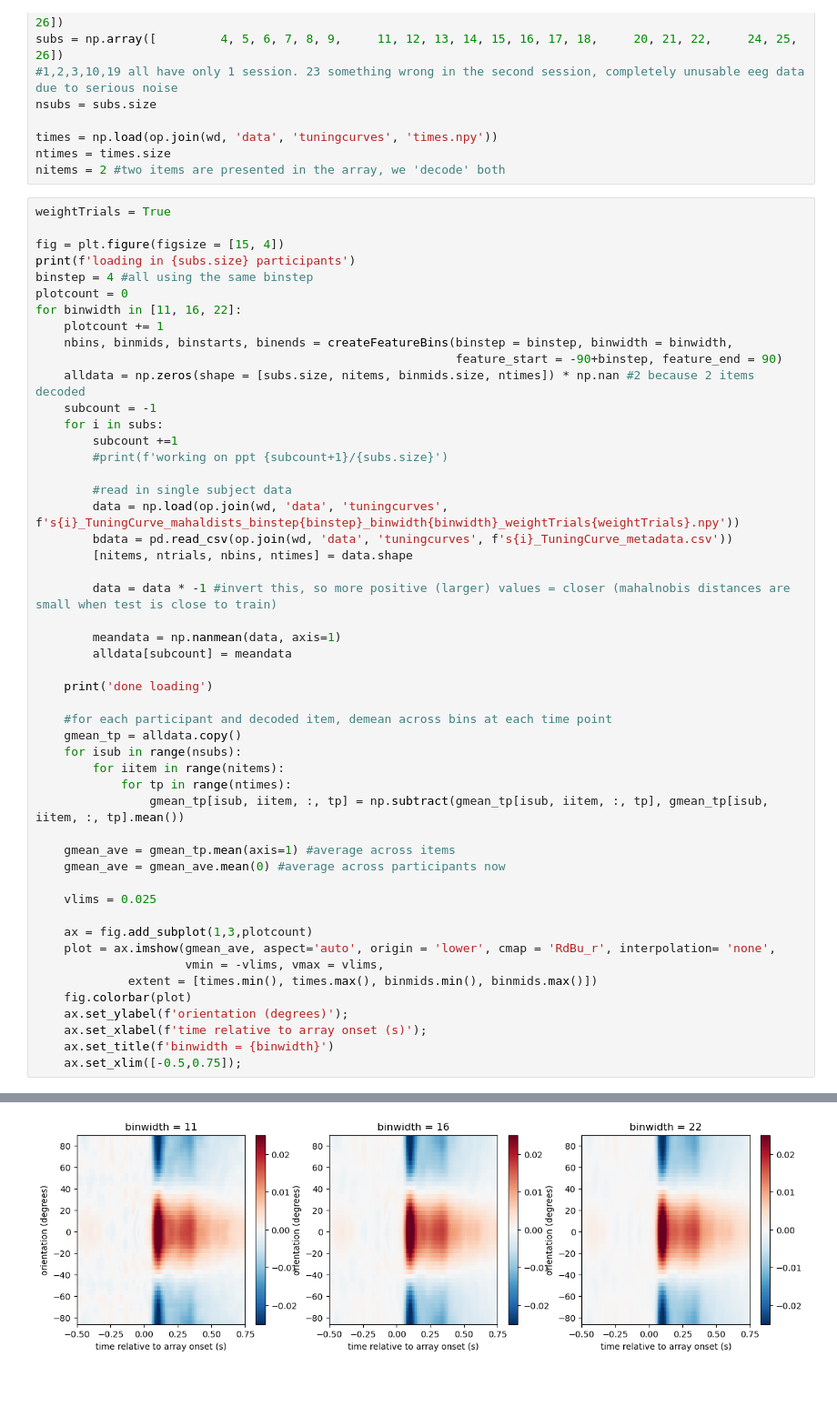
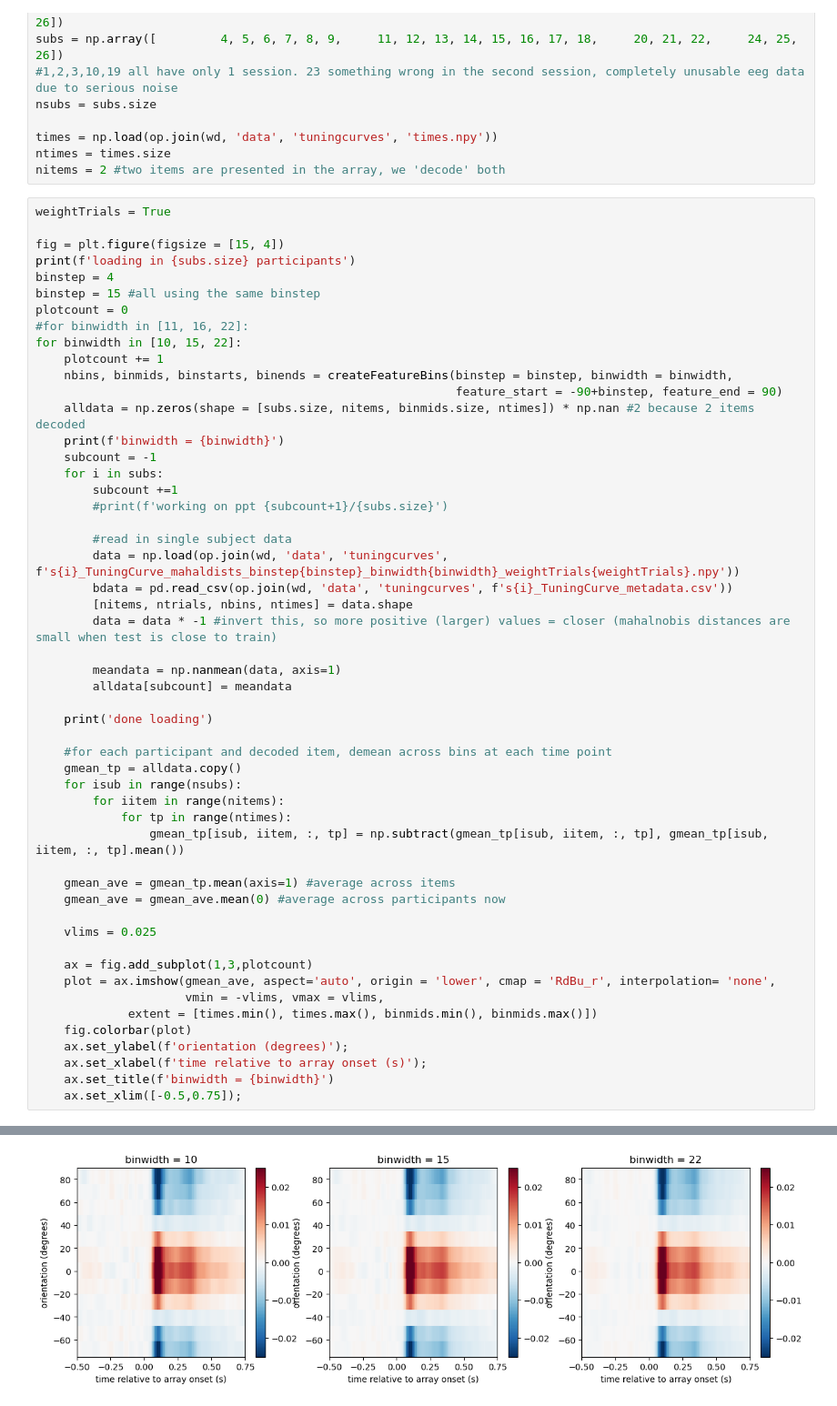
Before and after one commit to schekroud/tuningcurves, a Jupyter notebook: analysis/04a_VisualiseTuningCurves_compareBinwidths.ipynb, the cells around one changed output, grey strips where cells are left out. Shown at 91% size. Drawn from its saved outputs; the diff is of its cells as text.

Commit message:
bump script visualising different tuning curves

```diff
--- a/analysis/04a_VisualiseTuningCurves_compareBinwidths.ipynb
+++ b/analysis/04a_VisualiseTuningCurves_compareBinwidths.ipynb
@@ -37,13 +37,16 @@ weightTrials = True
 
 fig = plt.figure(figsize = [15, 4])
 print(f'loading in {subs.size} participants')
-binstep = 4 #all using the same binstep
+binstep = 4
+binstep = 15 #all using the same binstep
 plotcount = 0
-for binwidth in [11, 16, 22]:
+#for binwidth in [11, 16, 22]:
+for binwidth in [10, 15, 22]:
     plotcount += 1
     nbins, binmids, binstarts, binends = createFeatureBins(binstep = binstep, binwidth = binwidth,
                                                            feature_start = -90+binstep, feature_end = 90)
     alldata = np.zeros(shape = [subs.size, nitems, binmids.size, ntimes]) * np.nan #2 because 2 items decoded
+    print(f'binwidth = {binwidth}')
     subcount = -1
     for i in subs:
         subcount +=1
@@ -53,7 +56,6 @@ for binwidth in [11, 16, 22]:
         data = np.load(op.join(wd, 'data', 'tuningcurves', f's{i}_TuningCurve_mahaldists_binstep{binstep}_binwidth{binwidth}_weightTrials{weightTrials}.npy'))
         bdata = pd.read_csv(op.join(wd, 'data', 'tuningcurves', f's{i}_TuningCurve_metadata.csv'))
         [nitems, ntrials, nbins, ntimes] = data.shape
-
         data = data * -1 #invert this, so more positive (larger) values = closer (mahalnobis distances are small when test is close to train)
 
         meandata = np.nanmean(data, axis=1)
@@ -89,5 +94,5 @@ done loading
 done loading
-[figure, old version]
+[figure, new version]
 # %%
 tstarts = [-0.3, 0,   0.2, 0.4, 0.6, 0.8]
 tends   = [ 0,   0.2, 0.4, 0.6, 0.8, 1.0]
```
Also changed, not shown: parts of 2 cells of this notebook.
